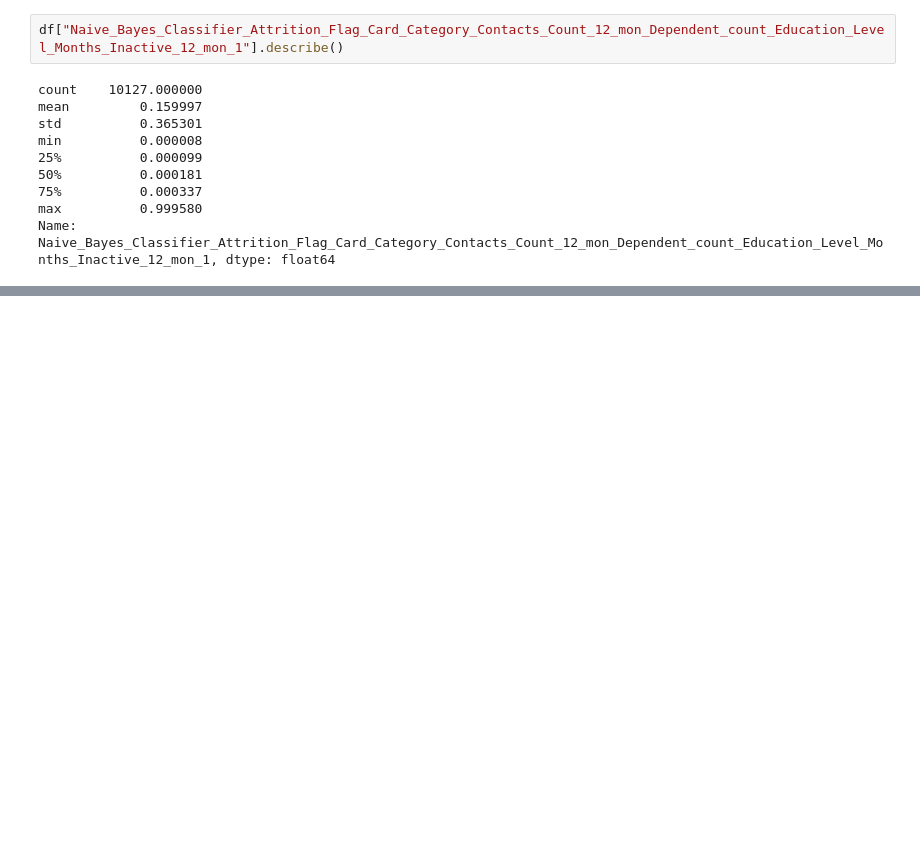
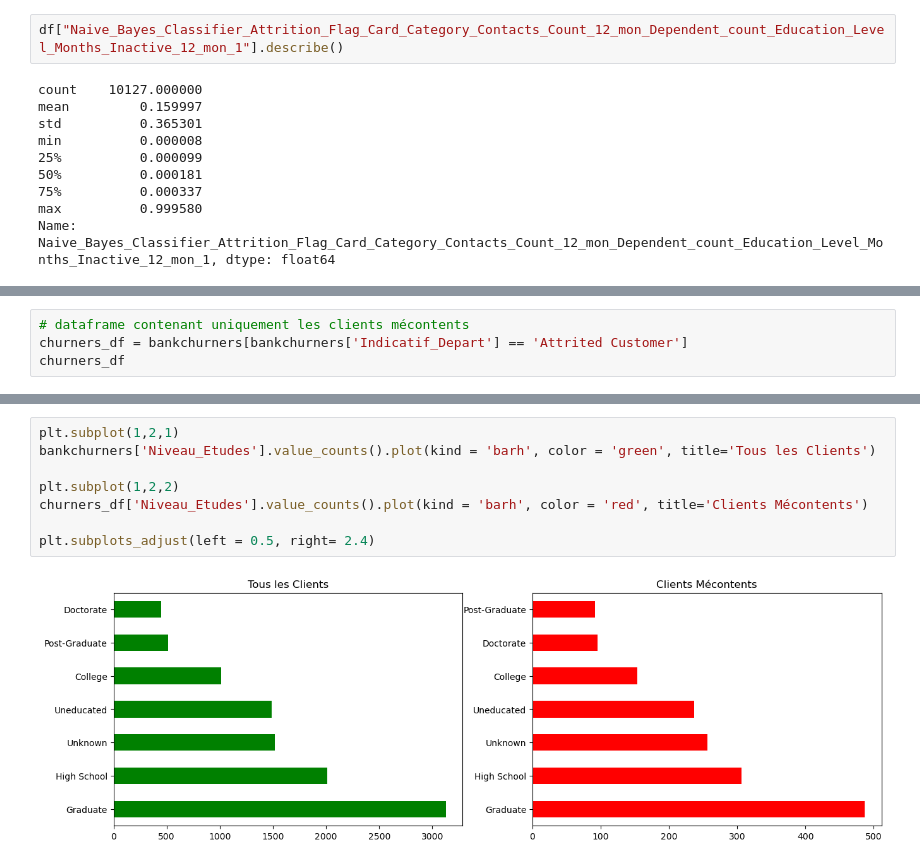
Before and after one commit to cyrio/data-analyst-bankchurners, a Jupyter notebook: BankChurners.ipynb, the cells around one changed output, grey strips where cells are left out. Cells and saved outputs as stored; diff of their text form; blank space fills up the shorter version.

```diff
--- a/BankChurners.ipynb
+++ b/BankChurners.ipynb
@@ -182,0 +268,4 @@ df.describe()
+# %%
+# dataframe contenant uniquement les clients mécontents
+churners_df = bankchurners[bankchurners['Indicatif_Depart'] == 'Attrited Customer']
+churners_df
@@ -182,0 +302,10 @@ df.describe()
+# %%
+plt.subplot(1,2,1)
+bankchurners['Niveau_Etudes'].value_counts().plot(kind = 'barh', color = 'green', title='Tous les Clients')
+
+plt.subplot(1,2,2)
+churners_df['Niveau_Etudes'].value_counts().plot(kind = 'barh', color = 'red', title='Clients Mécontents')
+
+plt.subplots_adjust(left = 0.5, right= 2.4)
+# %% [output]
+[figure, added]
```
Also changed, not shown: parts of 27 cells of this notebook, 1 other file.
